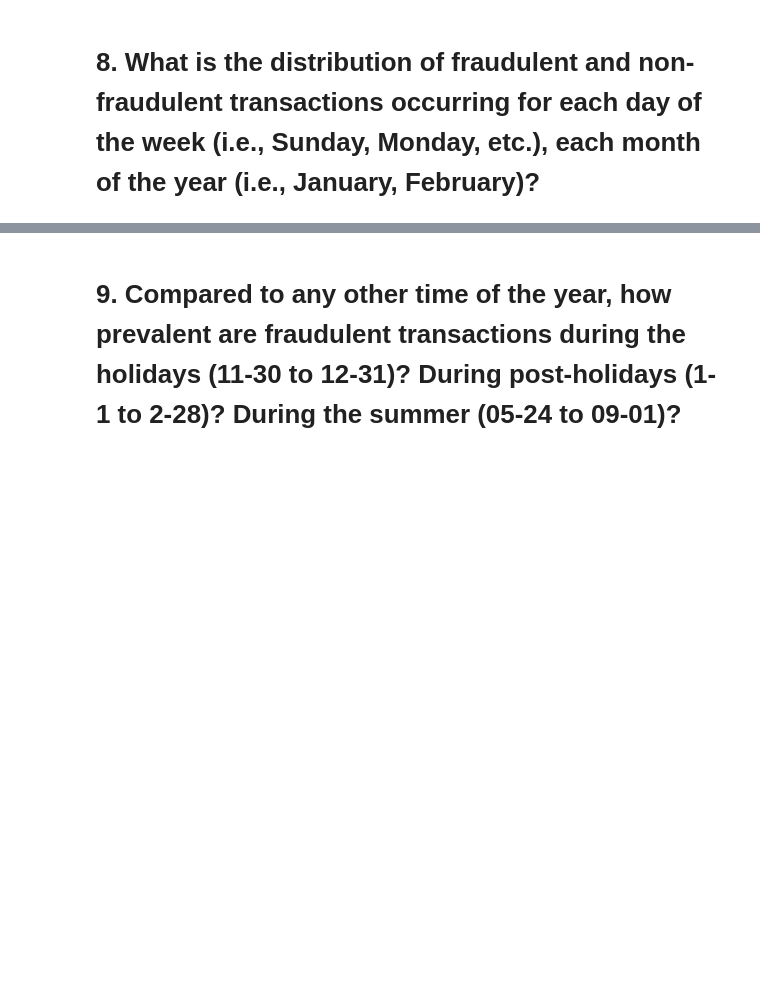
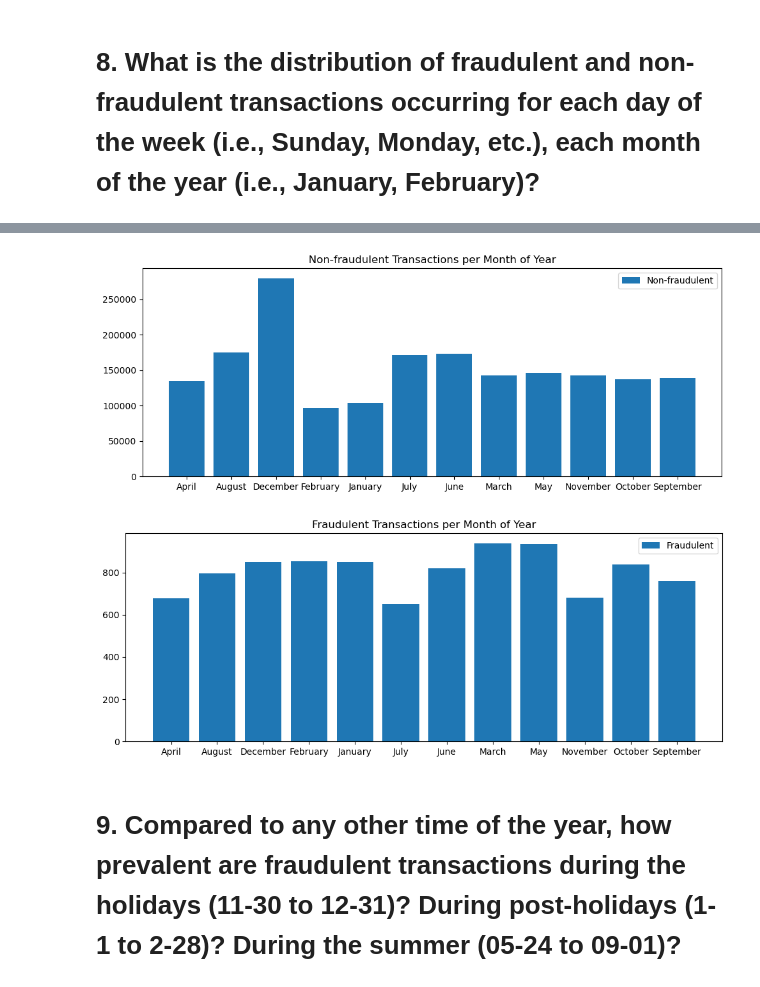
Before and after one commit to DMODPevahouse/ai_enabled_system, a Jupyter notebook: FraudDetection/exploratory_analysis.ipynb, the cells around one changed output, grey strips where cells are left out. Saved outputs shown, nothing was run; the diff lists cells and outputs as text; code cells hidden in the pictures; blank space fills up the shorter version.

```diff
--- a/FraudDetection/exploratory_analysis.ipynb
+++ b/FraudDetection/exploratory_analysis.ipynb
@@ -437,2 +503,36 @@ zip      -0.002410  0.076487 -0.111386  1.000000
+# %%
+# Extract the month from the 'trans_date_trans_week' column
+df_days['month_of_year'] = df_days['trans_date_trans_time'].dt.month_name()
+
+# Count the number of fraudulent and non-fraudulent transactions per month
+fraud_transactions = df_days[df_days['is_fraud'] == 1].groupby(['month_of_year']).size().reset_index(name='fraud_count')
+non_fraud_transactions = df_days[df_days['is_fraud'] == 0].groupby(['month_of_year']).size().reset_index(name='non_fraud_count')
+
+# Merge the two dataframes on 'month_of_year'
+merged_df = fraud_transactions.merge(non_fraud_transactions, on=['month_of_year'], suffixes=('_fraud', '_non_fraud'))
+
+# Create a bar graph for the month of the year
+fig, ax = plt.subplots(1, 1, figsize=(10, 4))
+ax.bar(merged_df['month_of_year'], merged_df['non_fraud_count'], label='Non-fraudulent')
+ax.set_title('Non-fraudulent Transactions per Month of Year')
+ax.set_xticks(range(12))
+ax.set_xticklabels(merged_df['month_of_year'].unique())
+ax.legend()
+
+plt.tight_layout()
+plt.show()
+
+fig, ax = plt.subplots(1, 1, figsize=(10, 4))
+ax.bar(merged_df['month_of_year'], merged_df['fraud_count'], label='Fraudulent')
+ax.set_title('Fraudulent Transactions per Month of Year')
+ax.set_xticks(range(12))
+ax.set_xticklabels(merged_df['month_of_year'].unique())
+ax.legend()
+
+plt.tight_layout()
+plt.show()
+# %% [output]
+[figure, added]
+[figure, added]
 # %% [markdown]
 # 9. Compared to any other time of the year, how prevalent are fraudulent transactions during the holidays (11-30 to 12-31)? During post-holidays (1-1 to 2-28)? During the summer (05-24 to 09-01)?
```
Also changed, not shown: parts of 6 cells of this notebook.
